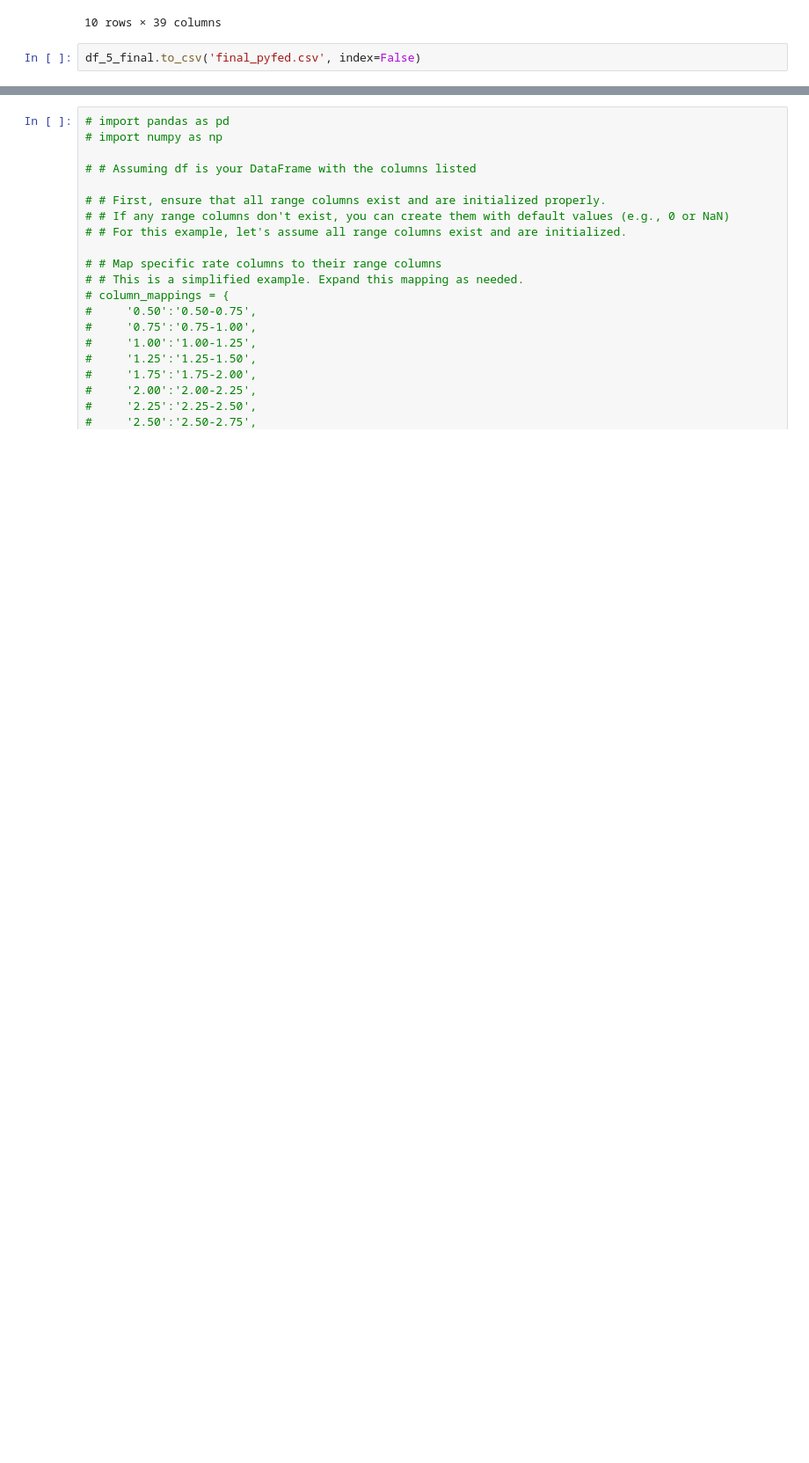
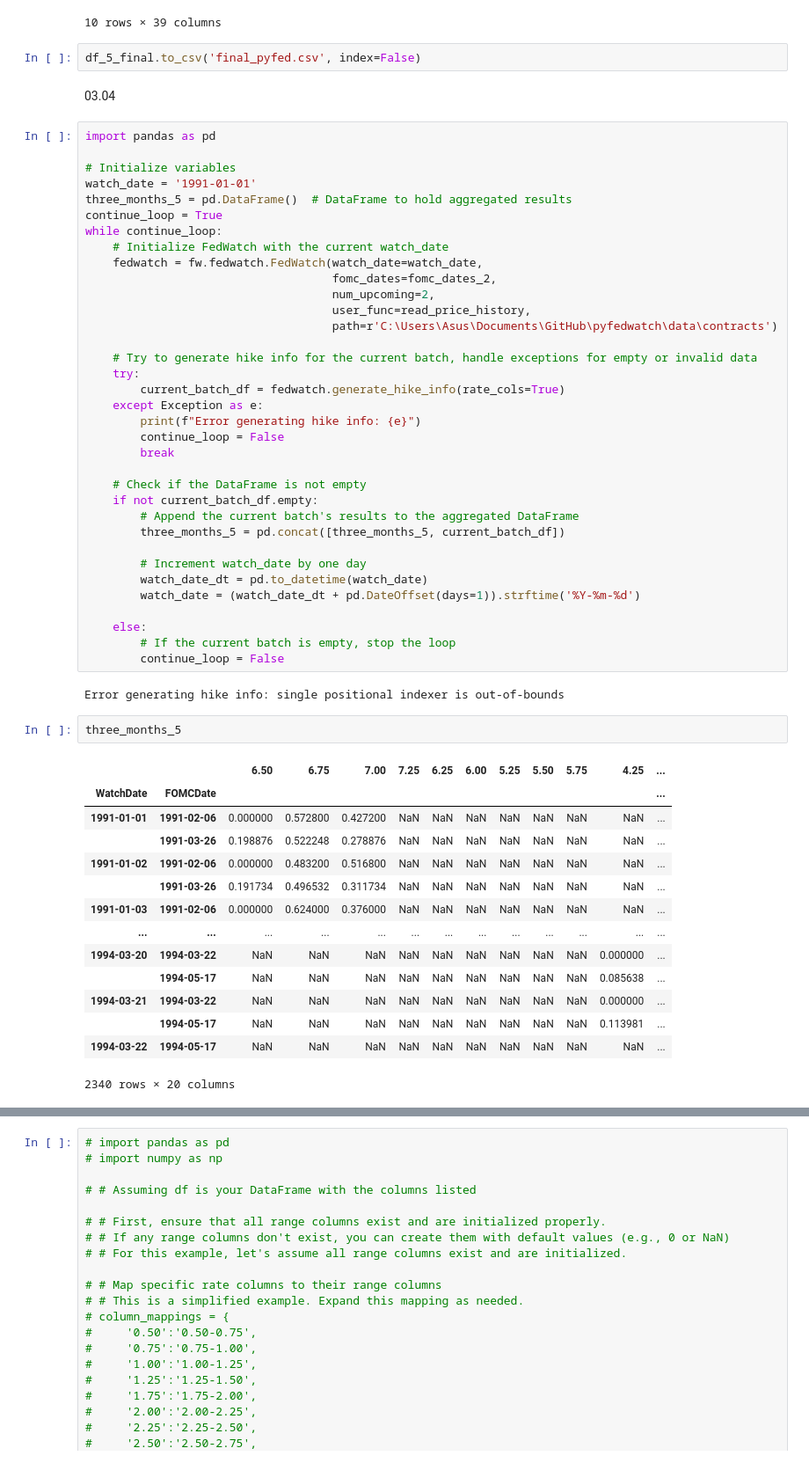
Before and after one commit to baksben/pyfedwatch, a Jupyter notebook: notebooks/Ben's_copy.ipynb, the cells around one changed output, grey strips where cells are left out. Shown at 88% size. Cells and saved outputs as stored; diff of their text form; blank space fills up the shorter version.

```diff
--- a/notebooks/Ben's_copy.ipynb
+++ b/notebooks/Ben's_copy.ipynb
@@ -519,3 +519,59 @@ df_5_final.head(10)
 10 rows × 39 columns
 # %%
 df_5_final.to_csv('final_pyfed.csv', index=False)
+# %% [markdown]
+03.04
+# %%
+import pandas as pd
+
+# Initialize variables
+watch_date = '1991-01-01'
+three_months_5 = pd.DataFrame()  # DataFrame to hold aggregated results
+continue_loop = True
+while continue_loop:
+    # Initialize FedWatch with the current watch_date
+    fedwatch = fw.fedwatch.FedWatch(watch_date=watch_date,
+                                    fomc_dates=fomc_dates_2,
+                                    num_upcoming=2,
+                                    user_func=read_price_history,
+                                    path=r'C:\Users\Asus\Documents\GitHub\pyfedwatch\data\contracts')
+
+    # Try to generate hike info for the current batch, handle exceptions for empty or invalid data
+    try:
+        current_batch_df = fedwatch.generate_hike_info(rate_cols=True)
+    except Exception as e:
+        print(f"Error generating hike info: {e}")
+        continue_loop = False
+        break
+
+    # Check if the DataFrame is not empty
+    if not current_batch_df.empty:
+        # Append the current batch's results to the aggregated DataFrame
+        three_months_5 = pd.concat([three_months_5, current_batch_df])
+
+        # Increment watch_date by one day
+        watch_date_dt = pd.to_datetime(watch_date)
+        watch_date = (watch_date_dt + pd.DateOffset(days=1)).strftime('%Y-%m-%d')
+
+    else:
+        # If the current batch is empty, stop the loop
+        continue_loop = False
+# %% [output]
+Error generating hike info: single positional indexer is out-of-bounds
+# %%
+three_months_5
+# %% [output]
+|  |  | 6.50 | 6.75 | 7.00 | 7.25 | 6.25 | 6.00 | 5.25 | 5.50 | 5.75 | 4.25 | ... |
+| WatchDate | FOMCDate |  |  |  |  |  |  |  |  |  |  | ... |
+| 1991-01-01 | 1991-02-06 | 0.000000 | 0.572800 | 0.427200 | NaN | NaN | NaN | NaN | NaN | NaN | NaN | ... |
+|  | 1991-03-26 | 0.198876 | 0.522248 | 0.278876 | NaN | NaN | NaN | NaN | NaN | NaN | NaN | ... |
+| 1991-01-02 | 1991-02-06 | 0.000000 | 0.483200 | 0.516800 | NaN | NaN | NaN | NaN | NaN | NaN | NaN | ... |
+|  | 1991-03-26 | 0.191734 | 0.496532 | 0.311734 | NaN | NaN | NaN | NaN | NaN | NaN | NaN | ... |
+| 1991-01-03 | 1991-02-06 | 0.000000 | 0.624000 | 0.376000 | NaN | NaN | NaN | NaN | NaN | NaN | NaN | ... |
+| ... | ... | ... | ... | ... | ... | ... | ... | ... | ... | ... | ... | ... |
+| 1994-03-20 | 1994-03-22 | NaN | NaN | NaN | NaN | NaN | NaN | NaN | NaN | NaN | 0.000000 | ... |
+|  | 1994-05-17 | NaN | NaN | NaN | NaN | NaN | NaN | NaN | NaN | NaN | 0.085638 | ... |
+| 1994-03-21 | 1994-03-22 | NaN | NaN | NaN | NaN | NaN | NaN | NaN | NaN | NaN | 0.000000 | ... |
+|  | 1994-05-17 | NaN | NaN | NaN | NaN | NaN | NaN | NaN | NaN | NaN | 0.113981 | ... |
+| 1994-03-22 | 1994-05-17 | NaN | NaN | NaN | NaN | NaN | NaN | NaN | NaN | NaN | NaN | ... |
+2340 rows × 20 columns
```
Also changed, not shown: parts of 13 cells of this notebook, 2 other files.
